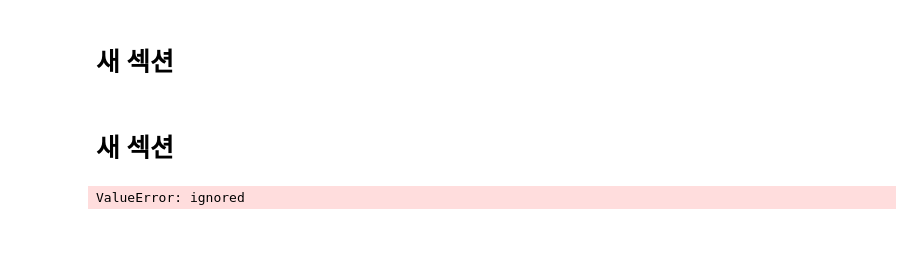
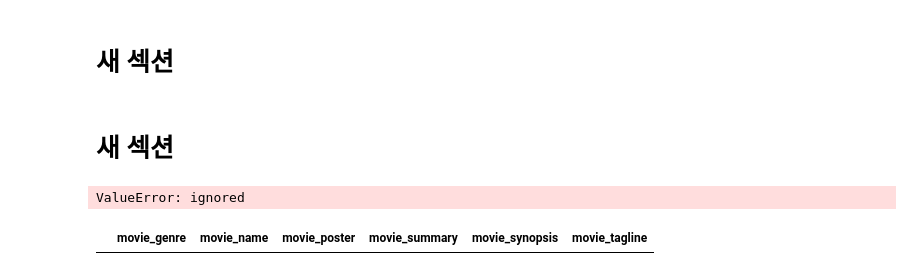
Before and after one commit to DHK810/AIcopywriter, a Jupyter notebook: lab_12_5_seq_to_seq_keras_eager_1024_저장된학습불러오기.ipynb, the cells around one changed output. Drawn from its saved outputs; the diff is of its cells as text; code cells hidden in the pictures; blank space fills up the shorter version.

```diff
--- a/lab_12_5_seq_to_seq_keras_eager_1024_저장된학습불러오기.ipynb
+++ b/lab_12_5_seq_to_seq_keras_eager_1024_저장된학습불러오기.ipynb
@@ -422,5 +426,7 @@ Epoch 90 Loss 32.7558 Batch Loss 0.7465
 checkpoint.restore(tf.train.latest_checkpoint(checkpoint_dir))
 # %% [output]
 <tensorflow.python.training.tracking.util.CheckpointLoadStatus at 0x...>
+# %%
+df = df.reset_index()
 # %%
 #sentence = 'I feel hungry'
@@ -609,3 +615,7 @@ print(result)
 print(sentence)
 # %% [output]
 ValueError: ignored
+# %%
+df[df['movie_summary'].str.contains('\\n')]
+# %% [output]
+|  | movie_genre | movie_name | movie_poster | movie_summary | movie_synopsis | movie_tagline |
```
Also changed, not shown: parts of 6 cells of this notebook, 1 other file.
